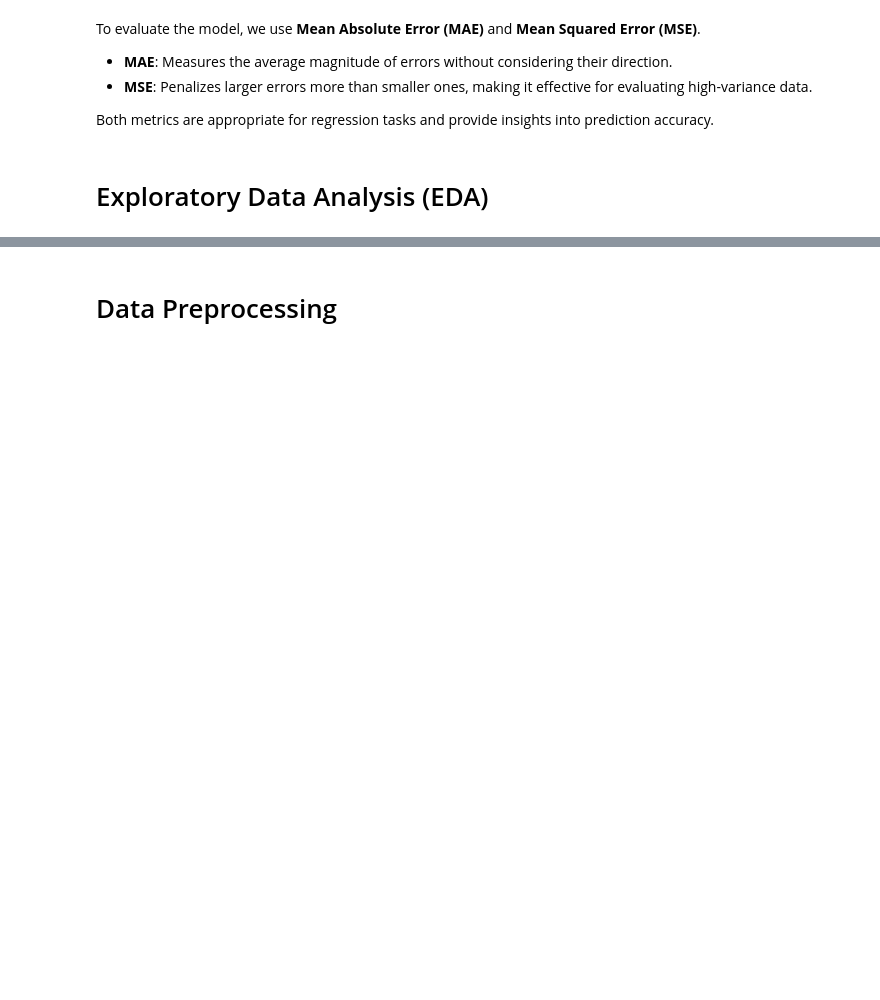
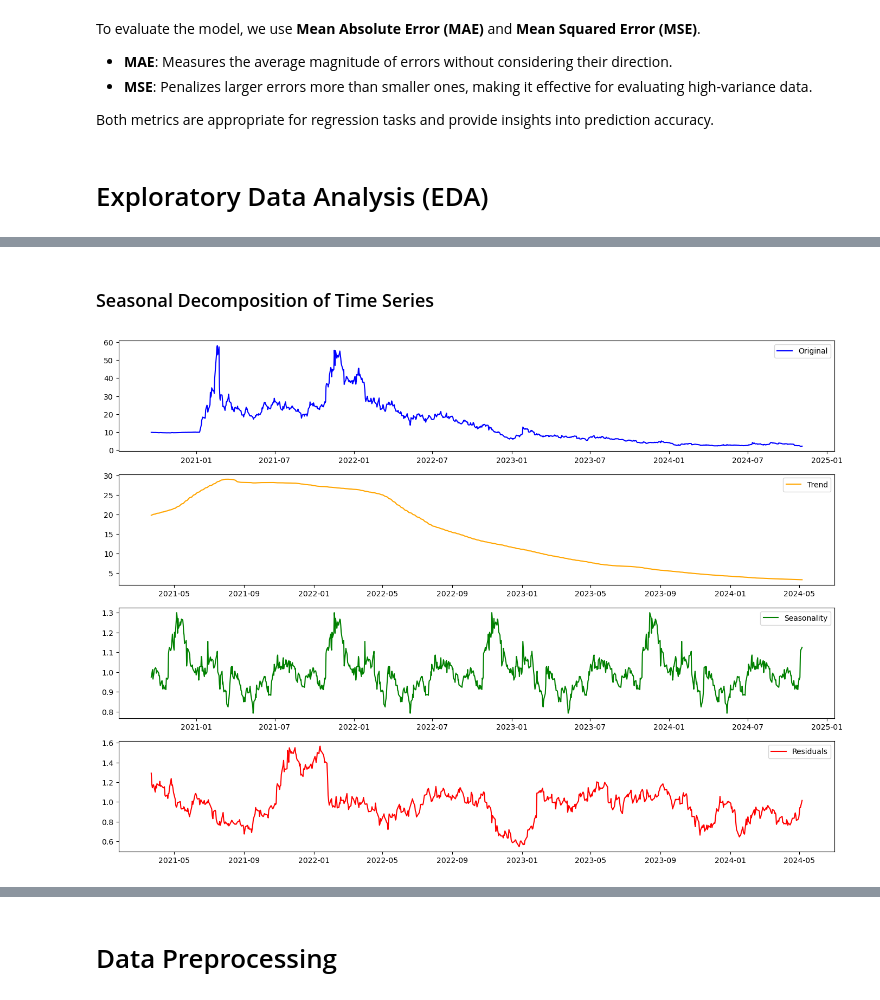
Before and after one commit to Abdulaziz-Aleissa/Stock-Price-Predictor, a Jupyter notebook: stock_predictor_app/analysis notebook.ipynb, the cells around one changed output, grey strips where cells are left out. Saved outputs shown, nothing was run; the diff lists cells and outputs as text; code cells hidden in the pictures; blank space fills up the shorter version.

```diff
--- a/stock_predictor_app/analysis notebook.ipynb
+++ b/stock_predictor_app/analysis notebook.ipynb
@@ -95,0 +149,29 @@ df.describe()
+# %% [markdown]
+### Seasonal Decomposition of Time Series
+# %%
+from statsmodels.tsa.seasonal import seasonal_decompose
+
+# Decompose the series # Assuming 252 trading days in a year
+decomposition = seasonal_decompose(df['Close'], model='multiplicative', period=252)
+trend = decomposition.trend
+seasonal = decomposition.seasonal
+residual = decomposition.resid
+
+# Plot the decomposition
+plt.figure(figsize=(14, 10))
+plt.subplot(4, 1, 1)
+plt.plot(df['Close'], label='Original', color='blue')
+plt.legend(loc='best')
+plt.subplot(4, 1, 2)
+plt.plot(trend, label='Trend', color='orange')
+plt.legend(loc='best')
+plt.subplot(4, 1, 3)
+plt.plot(seasonal, label='Seasonality', color='green')
+plt.legend(loc='best')
+plt.subplot(4, 1, 4)
+plt.plot(residual, label='Residuals', color='red')
+plt.legend(loc='best')
+plt.tight_layout()
+plt.show()
+# %% [output]
+[figure, added]
```
Also changed, not shown: parts of 28 cells of this notebook.
